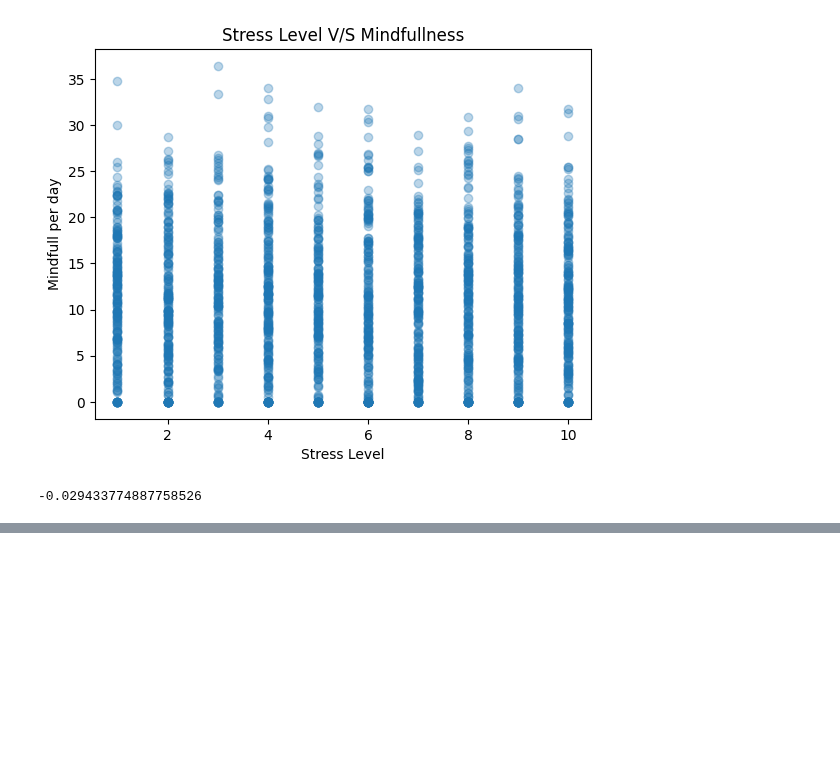
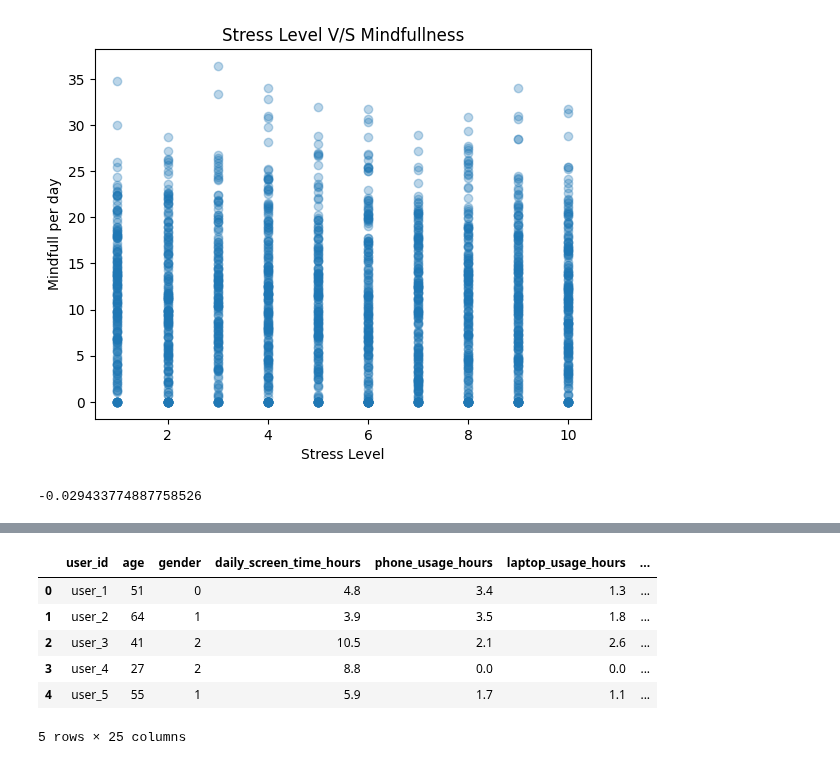
Before and after one commit to GENTLEW1ND/Python, a Jupyter notebook: screen-on-time-on-mental-health.ipynb, the cells around one changed output, grey strips where cells are left out. Saved outputs shown, nothing was run; the diff lists cells and outputs as text; code cells hidden in the pictures; blank space fills up the shorter version.

```diff
--- a/screen-on-time-on-mental-health.ipynb
+++ b/screen-on-time-on-mental-health.ipynb
@@ -204,0 +213,10 @@ print(corr)
+# %%
+from sklearn.preprocessing import LabelEncoder
+
+le = LabelEncoder()
+
+data['gender_encoded'] = le.fit_transform(data['gender'])
+
+# Check encoding
+print(le.classes_)  # e.g., ['Female', 'Male', 'Other']
+print(data[['gender', 'gender_encoded']].head())
@@ -204,0 +231,5 @@ print(corr)
+# %%
+data['location_encoded'] = le.fit_transform(data['location_type'])
+
+print(le.classes_)  # Output might be: ['Rural', 'Suburban', 'Urban']
+print(data[['location_type', 'location_encoded']].head())
@@ -204,0 +244,16 @@ print(corr)
+# %%
+data['gender'] = data['gender_encoded']
+data.drop(columns='gender_encoded', inplace=True)
+
+data['location_type'] = data['location_encoded']
+data.drop(columns='location_encoded', inplace=True)
+# %%
+data.head()
+# %% [output]
+|  | user_id | age | gender | daily_screen_time_hours | phone_usage_hours | laptop_usage_hours | ... |
+| 0 | user_1 | 51 | 0 | 4.8 | 3.4 | 1.3 | ... |
+| 1 | user_2 | 64 | 1 | 3.9 | 3.5 | 1.8 | ... |
+| 2 | user_3 | 41 | 2 | 10.5 | 2.1 | 2.6 | ... |
+| 3 | user_4 | 27 | 2 | 8.8 | 0.0 | 0.0 | ... |
+| 4 | user_5 | 55 | 1 | 5.9 | 1.7 | 1.1 | ... |
+5 rows × 25 columns
```
Also changed, not shown: parts of 10 cells of this notebook.
